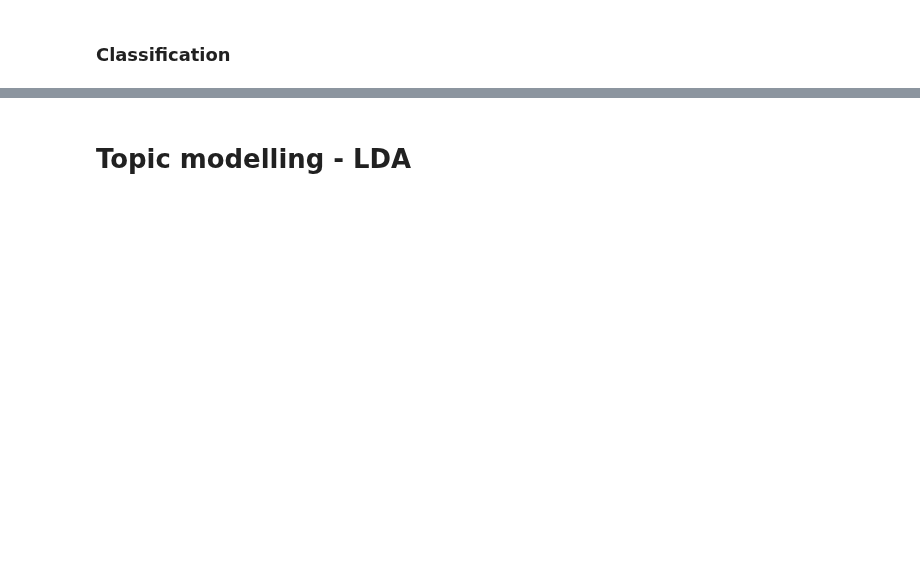
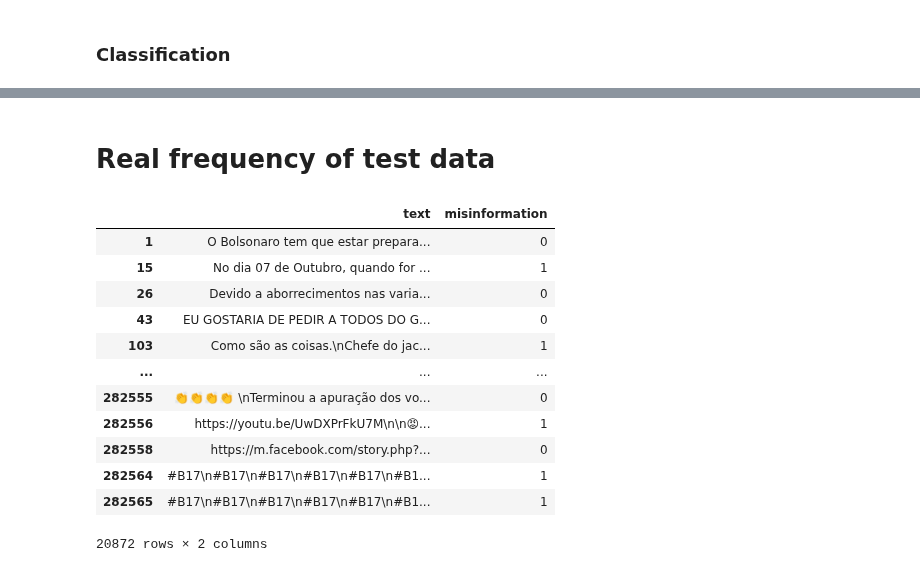
Before and after one commit to cabrau/FakeWhatsApp.Br, a Jupyter notebook: 11.2 - master thesis experiments - content dimension.ipynb, the cells around one changed output, grey strips where cells are left out. Drawn from its saved outputs; the diff is of its cells as text; code cells hidden in the pictures; blank space fills up the shorter version.

```diff
--- a/11.2 - master thesis experiments - content dimension.ipynb
+++ b/11.2 - master thesis experiments - content dimension.ipynb
@@ -460,2 +443,20 @@ AUC:  0.8632479619789433
-# %% [markdown]
-# Topic modelling - LDA
+# %% [markdown]
+# Real frequency of test data
+# %%
+df = pd.read_csv('data/2018/fakeWhatsApp.BR_2018.csv')
+df = df[df['misinformation']!=-1][['text','misinformation']]
+df
+# %% [output]
+|  | text | misinformation |
+| 1 | O Bolsonaro tem que estar prepara... | 0 |
+| 15 | No dia 07 de Outubro, quando for ... | 1 |
+| 26 | Devido a aborrecimentos nas varia... | 0 |
+| 43 | EU GOSTARIA DE PEDIR A TODOS DO G... | 0 |
+| 103 | Como são as coisas.\nChefe do jac... | 1 |
+| ... | ... | ... |
+| 282555 | 👏👏👏👏 \nTerminou a apuração dos vo... | 0 |
+| 282556 | https://youtu.be/UwDXPrFkU7M\n\n😡... | 1 |
+| 282558 | https://m.facebook.com/story.php?... | 0 |
+| 282564 | #B17\n#B17\n#B17\n#B17\n#B17\n#B1... | 1 |
+| 282565 | #B17\n#B17\n#B17\n#B17\n#B17\n#B1... | 1 |
+20872 rows × 2 columns
```
Also changed, not shown: parts of 21 cells of this notebook, 8 other files.
